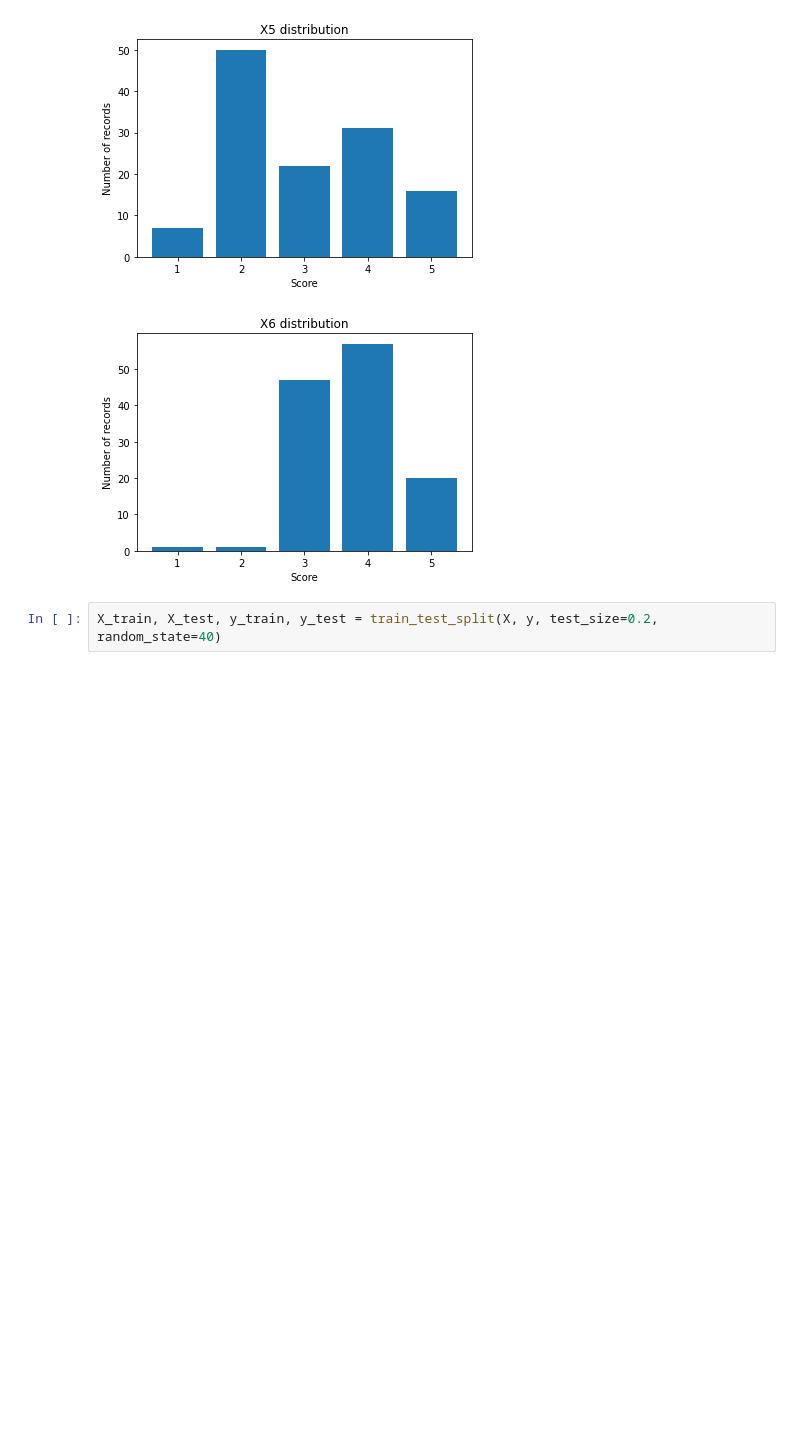
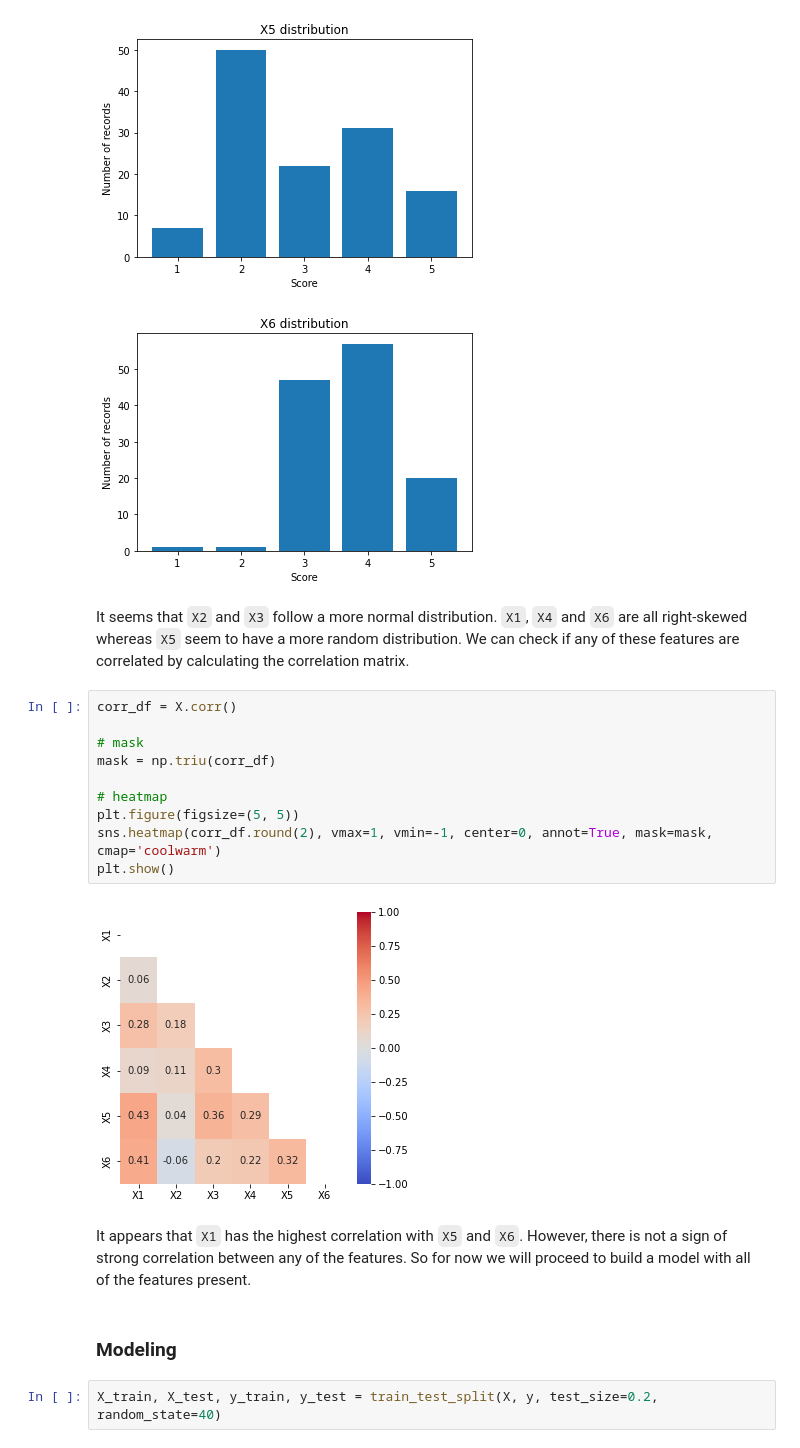
Before and after one commit to XO-Appleton/HQs2Jpert8xJYml8, a Jupyter notebook: HappyCustomers.ipynb, the cells around one changed output. Drawn from its saved outputs; the diff is of its cells as text; blank space fills up the shorter version.

```diff
--- a/HappyCustomers.ipynb
+++ b/HappyCustomers.ipynb
@@ -58,6 +79,24 @@ plt.show()
 [figure]
 [figure]
 [figure]
+# %% [markdown]
+It seems that `X2` and `X3` follow a more normal distribution. `X1`, `X4` and `X6` are all right-skewed whereas `X5` seem to have a more random distribution. We can check if any of these features are correlated by calculating the correlation matrix.
+# %%
+corr_df = X.corr()
+
+# mask
+mask = np.triu(corr_df)
+
+# heatmap
+plt.figure(figsize=(5, 5))
+sns.heatmap(corr_df.round(2), vmax=1, vmin=-1, center=0, annot=True, mask=mask, cmap='coolwarm')
+plt.show()
+# %% [output]
+[figure, added]
+# %% [markdown]
+It appears that `X1` has the highest correlation with `X5` and `X6`. However, there is not a sign of strong correlation between any of the features. So for now we will proceed to build a model with all of the features present.
+# %% [markdown]
+### Modeling
 # %%
 X_train, X_test, y_train, y_test = train_test_split(X, y, test_size=0.2, random_state=40)
 # %%
```
Also changed, not shown: parts of 50 cells of this notebook.
